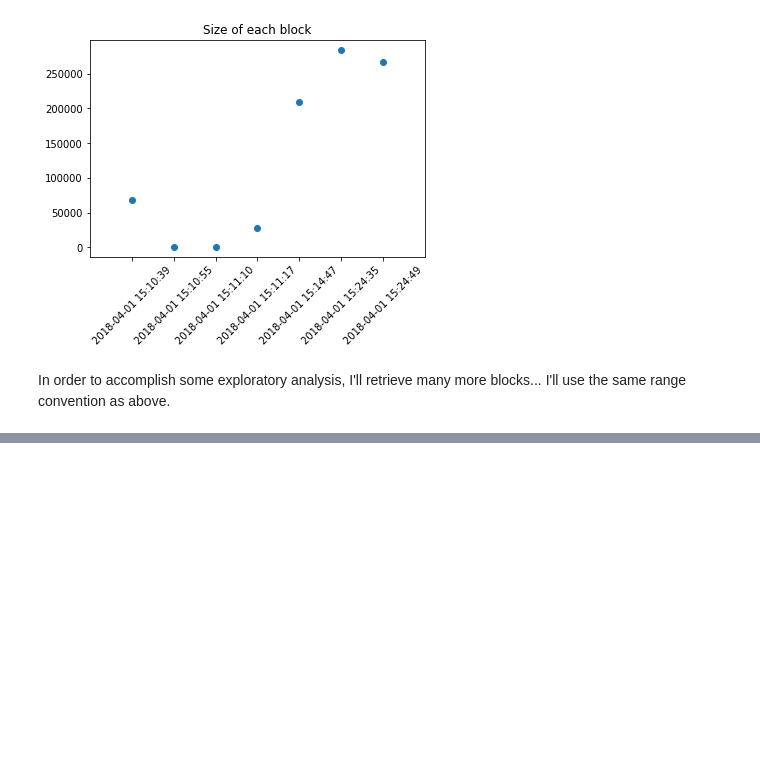
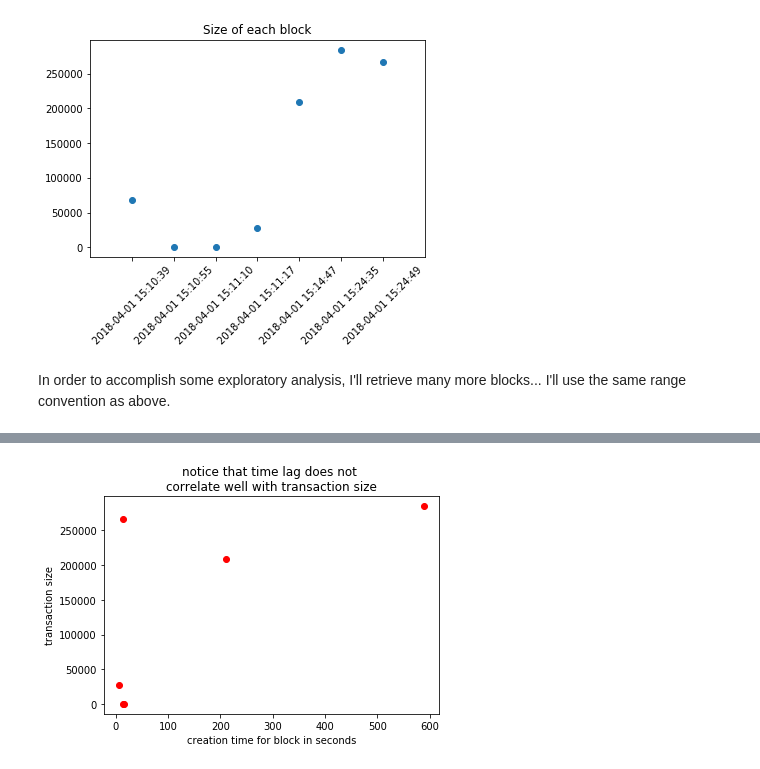
Before and after one commit to calleja/data607_finalProject, a Jupyter notebook: chainradar_explore.ipynb, the cells around one changed output, grey strips where cells are left out. Saved outputs shown, nothing was run; the diff lists cells and outputs as text; code cells hidden in the pictures; blank space fills up the shorter version.

```diff
--- a/chainradar_explore.ipynb
+++ b/chainradar_explore.ipynb
@@ -98,0 +135,9 @@ lista_json=response3.json()
+# %%
+plt.close()
+plt.plot(time_lag,df1.iloc[1:,2],'ro')
+plt.title('notice that time lag does not \ncorrelate well with transaction size')
+plt.ylabel('transaction size')
+plt.xlabel('creation time for block in seconds')
+plt.show()
+# %% [output]
+[figure, added]
```
Also changed, not shown: parts of 12 cells of this notebook.
